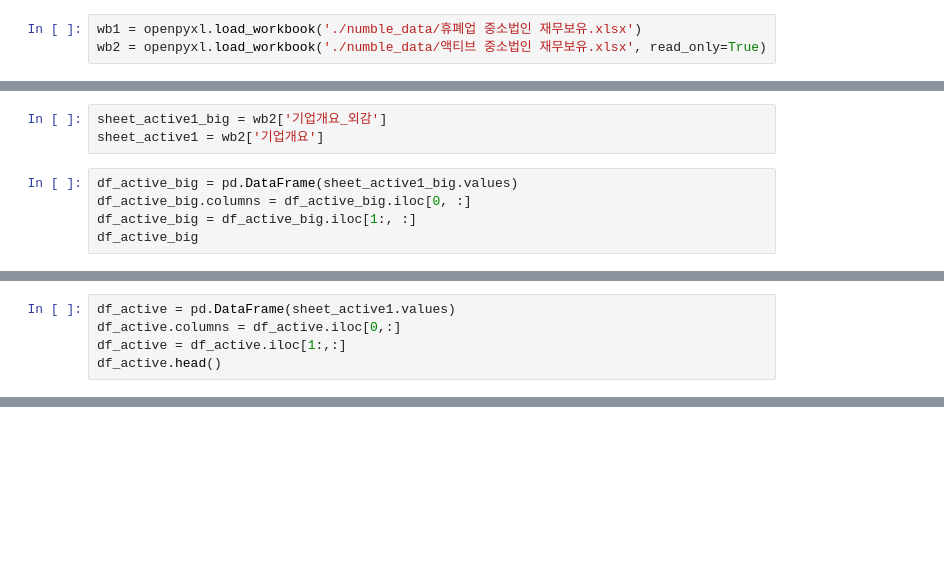
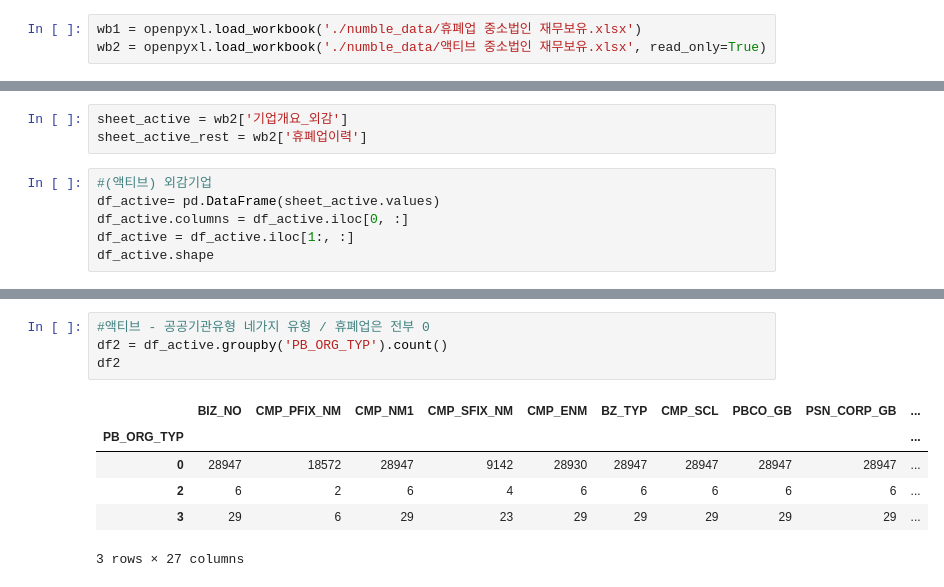
Before and after one commit to kwonwoobin/2022Sesac_1, a Jupyter notebook: numble/numble_data_preprocessing.ipynb, the cells around one changed output, grey strips where cells are left out. Saved outputs shown, nothing was run; the diff lists cells and outputs as text; blank space fills up the shorter version.

```diff
--- a/numble/numble_data_preprocessing.ipynb
+++ b/numble/numble_data_preprocessing.ipynb
@@ -35,9 +43,10 @@ df_rest.head()
 # %%
-sheet_active1_big = wb2['기업개요_외감']
-sheet_active1 = wb2['기업개요']
+sheet_active = wb2['기업개요_외감']
+sheet_active_rest = wb2['휴폐업이력']
 # %%
-df_active_big = pd.DataFrame(sheet_active1_big.values)
-df_active_big.columns = df_active_big.iloc[0, :]
-df_active_big = df_active_big.iloc[1:, :]
-df_active_big
+#(액티브) 외감기업
+df_active= pd.DataFrame(sheet_active.values)
+df_active.columns = df_active.iloc[0, :]
+df_active = df_active.iloc[1:, :]
+df_active.shape
 # %% [output]
@@ -57,5 +53,0 @@ df_active_big
-# %%
-df_active = pd.DataFrame(sheet_active1.values)
-df_active.columns = df_active.iloc[0,:]
-df_active = df_active.iloc[1:,:]
-df_active.head()
@@ -96,0 +90,11 @@ df_select.loc[]
+# %%
+#액티브 - 공공기관유형 네가지 유형 / 휴폐업은 전부 0
+df2 = df_active.groupby('PB_ORG_TYP').count()
+df2
+# %% [output]
+|  | BIZ_NO | CMP_PFIX_NM | CMP_NM1 | CMP_SFIX_NM | CMP_ENM | BZ_TYP | CMP_SCL | PBCO_GB | PSN_CORP_GB | ... |
+| PB_ORG_TYP |  |  |  |  |  |  |  |  |  | ... |
+| 0 | 28947 | 18572 | 28947 | 9142 | 28930 | 28947 | 28947 | 28947 | 28947 | ... |
+| 2 | 6 | 2 | 6 | 4 | 6 | 6 | 6 | 6 | 6 | ... |
+| 3 | 29 | 6 | 29 | 23 | 29 | 29 | 29 | 29 | 29 | ... |
+3 rows × 27 columns
```
Also changed, not shown: parts of 28 cells of this notebook.
